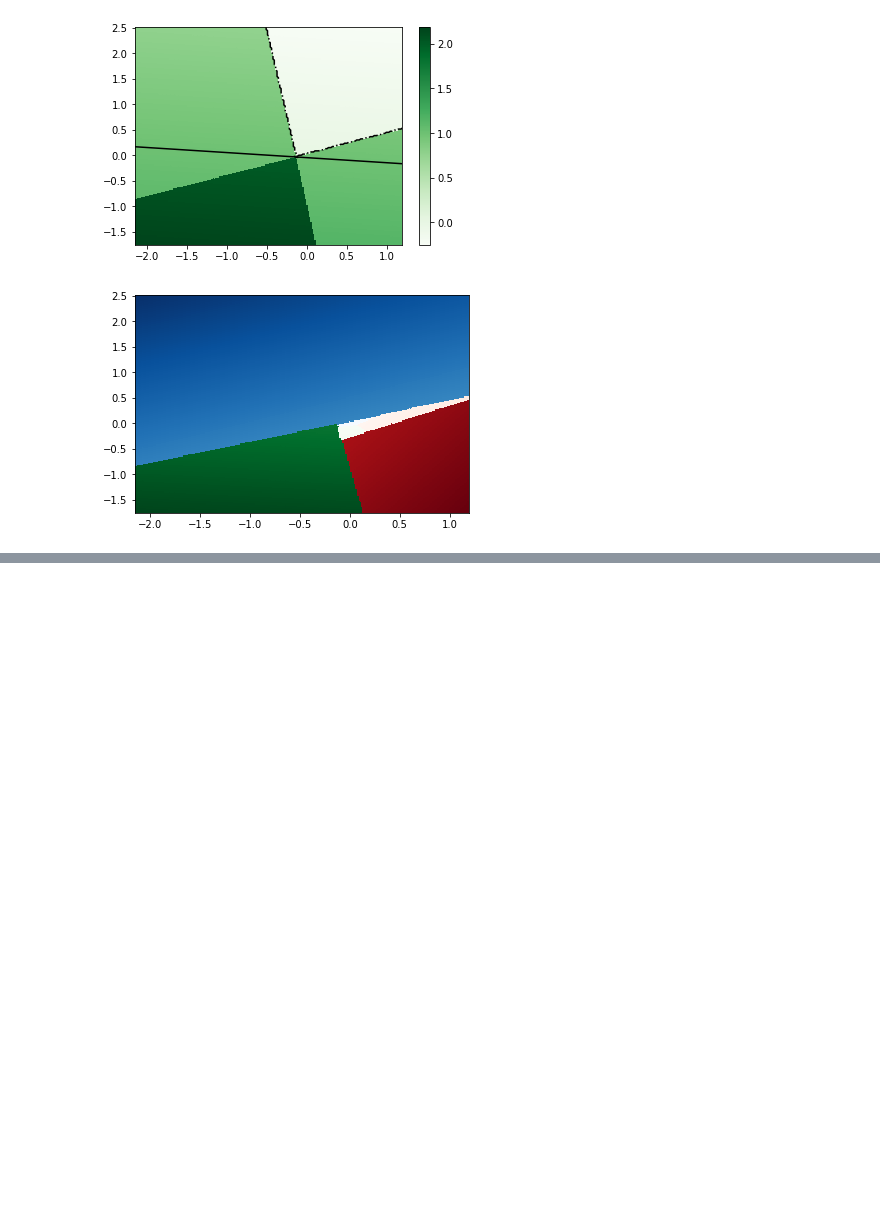
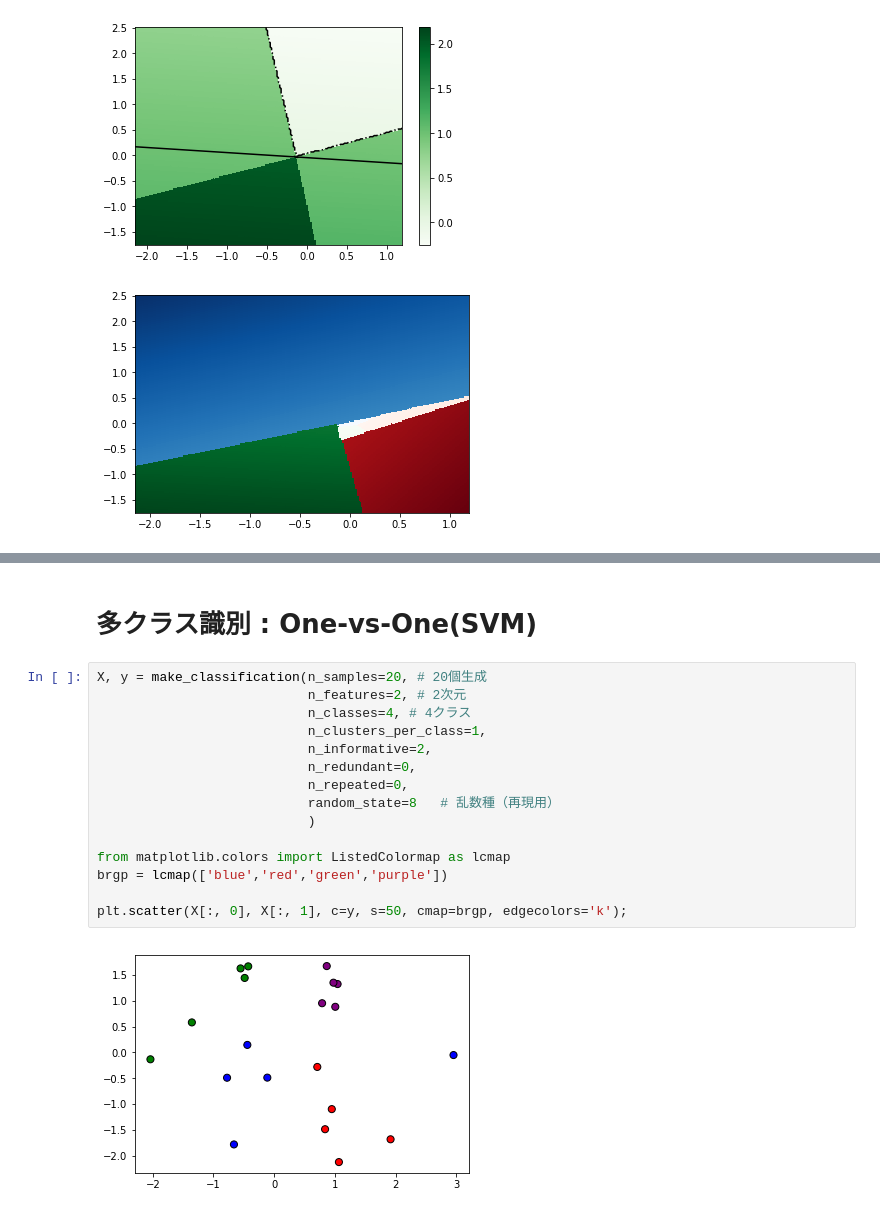
Before and after one commit to MyznEiji/introductionToIdentificationByLearningWithScikit-learn, a Jupyter notebook: verious_classifiers/section7.ipynb, the cells around one changed output, grey strips where cells are left out. Drawn from its saved outputs; the diff is of its cells as text; blank space fills up the shorter version.

```diff
--- a/verious_classifiers/section7.ipynb
+++ b/verious_classifiers/section7.ipynb
@@ -270,0 +292,19 @@ plotBoundary4(X, clf)
+# %% [markdown]
+# 多クラス識別 : One-vs-One(SVM)
+# %%
+X, y = make_classification(n_samples=20, # 20個生成
+                           n_features=2, # 2次元
+                           n_classes=4, # 4クラス
+                           n_clusters_per_class=1,
+                           n_informative=2,
+                           n_redundant=0,
+                           n_repeated=0,
+                           random_state=8   # 乱数種（再現用）
+                           )
+
+from matplotlib.colors import ListedColormap as lcmap
+brgp = lcmap(['blue','red','green','purple'])
+
+plt.scatter(X[:, 0], X[:, 1], c=y, s=50, cmap=brgp, edgecolors='k');
+# %% [output]
+[figure, added]
```
Also changed, not shown: parts of 44 cells of this notebook.
